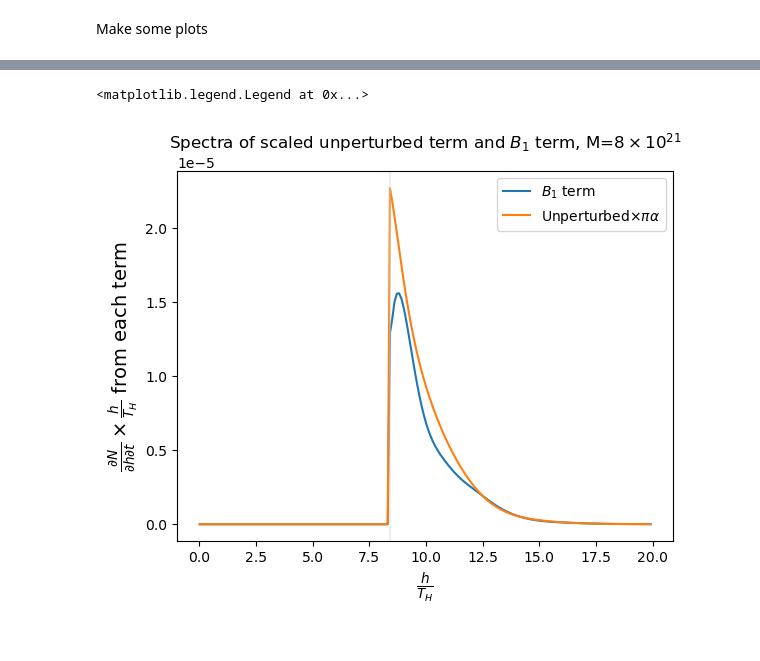
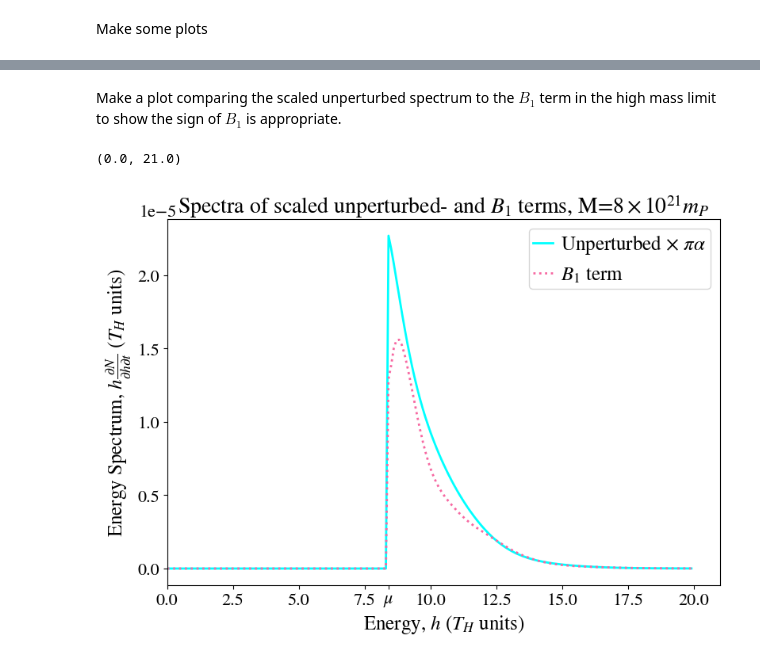
Before and after one commit to hirata10/PrimordialBlackHole, a Jupyter notebook: Transmission/transmission.ipynb, the cells around one changed output, grey strips where cells are left out. Cells and saved outputs as stored; diff of their text form; code cells hidden in the pictures.

```diff
--- a/Transmission/transmission.ipynb
+++ b/Transmission/transmission.ipynb
@@ -674,7 +563,7 @@ def make_b1(mass, hList, kList, z2, Tarr, dTdZarr, d2TdZ2arr):
     as well as the term-by-term contribution to b1. Assumes alpha, mu defined.
 
     mass: black hole mass in Planck mass units
-    hList: list of energy values
+    hList: list of energy values in units of inverse Planck mass
     kList: list of Schrodinger separation constants (integers, k!=0)
     z2: expectation value of Z^2
     Tarr: array of transmission coefficients, which depends on m, h, aZ, bY, k
@@ -1223,0 +689,14 @@ plt.legend(["k=1","k=2","k=3","k=4","k=5"])
+# %%
+rdpu=plt.get_cmap('RdPu')
+gnbu=plt.get_cmap('GnBu')
+# %%
+#test some matplolib parameters
+plt.rcParams.update({"font.size" : 20})
+plt.rcParams.update({"axes.labelsize" : 18})
+plt.rcParams.update({"xtick.labelsize" : 16})
+plt.rcParams.update({"ytick.labelsize" : 16})
+plt.rcParams.update({"axes.titlesize" : 20})
+plt.rcParams.update({"figure.figsize": (9,6)})
+plt.rcParams.update({"legend.fontsize": 18})
+plt.rcParams['mathtext.fontset'] = 'stix'
+plt.rcParams['font.family'] = 'STIXGeneral'
@@ -1266,36 +882,44 @@ plt.legend([r"$B_0$ term",r"$B_1$ term",r"$B_0 + B_1$"])
+# %% [markdown]
+Make a plot comparing the scaled unperturbed spectrum to the $B_1$ term in the high mass limit to show the sign of $B_1$ is appropriate.
 # %%
 #Plot setup
-m=8e21
+m=8e21 #Edit this to 1e21, 2e21, 4e21 or 8e21 depending on which mass you want to graph
 
 if m==1e21:
     mi=0
     mstr=r"$1 \times 10^{21}$"
 elif m==2e21:
     mi=1
     mstr=r"$2 \times 10^{21}$"
 elif m==4e21:
     mi=2
     mstr=r"$4 \times 10^{21}$"
 elif m==8e21:
     mi=3
     mstr=r"$8 \times 10^{21}$"
 else:
     print("m out of range")
     mi=4
 
 hlist=harray[mi]
 b1=b1array[mi]
 tu=tuarray[mi]
 
 #Plotting
-plt.plot(hlist*(8*np.pi*m),b1*hlist*(8*np.pi*m))
-plt.plot(hlist*(8*np.pi*m),tu*hlist*(8*np.pi*m)*np.pi*alpha)
-plt.axvline(x=mu*(8*np.pi*m),color="lightgray",alpha=0.4)
-plt.ticklabel_format(style='scientific',axis='y', scilimits=(0, 0))
-plt.xlabel(r"$\frac{h}{T_H}$",fontsize=14)
-plt.ylabel(r"$\frac{\partial N}{\partial h \partial t} \times \frac{h}{T_H}$ from each term",fontsize=14)
-plt.title(r"Spectra of scaled unperturbed term and $B_1$ term, M="+mstr)
-plt.legend([r"$B_1$ term",r"Unperturbed$\times \pi \alpha$"])
+axis = plt.subplot()
+axis.plot(hlist*(8*np.pi*m),tu*hlist*(8*np.pi*m)*np.pi*alpha,color='cyan',lw=2)
+axis.plot(hlist*(8*np.pi*m),b1*hlist*(8*np.pi*m),color=rdpu(0.5),linestyle=':',lw=2)
+axis.ticklabel_format(style='scientific',axis='y', scilimits=(0, 0))
+axis.set_xlabel(r"Energy, $h$ ($T_H$ units)",fontsize=18)
+axis.set_ylabel(r"Energy Spectrum, $h\frac{\partial N}{\partial h \partial t}$ ($T_H$ units)",fontsize=18)
+axis.set_title(r"Spectra of scaled unperturbed- and $B_1$ terms, M="+mstr+r"$m_P$")
+axis.legend([r"Unperturbed $\times$ $\pi \alpha$",r"$B_1$ term"],fontsize=18,handlelength=1,handletextpad=0.4, borderpad=0.2)
+axis.set_xticks([0,2.5,5,7.5,10,12.5,15,17.5,20,mu*(8*np.pi*m)])
+axis.set_xticklabels(["0.0","2.5","5.0","7.5","10.0","12.5","15.0","17.5","20.0",r'$\mu$'])
+axis.yaxis.get_offset_text().set_position((-0.05, 0))
+axis.set_xlim(0,21)
+#plt.savefig("B1vsunperturbedM8.pdf", format='pdf')
+#plt.savefig("B1vsunperturbedM8.png", format='png')
 # %% [output]
-<matplotlib.legend.Legend at 0x...>
+(0.0, 21.0)
-[figure, old version]
+[figure, new version]
```
Also changed, not shown: parts of 78 cells of this notebook.
